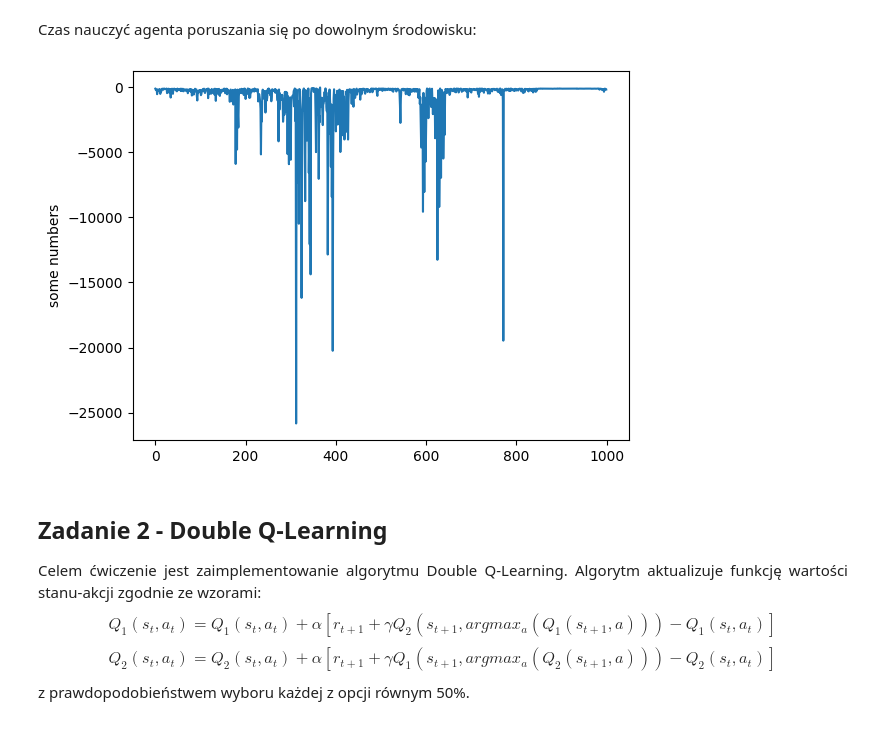
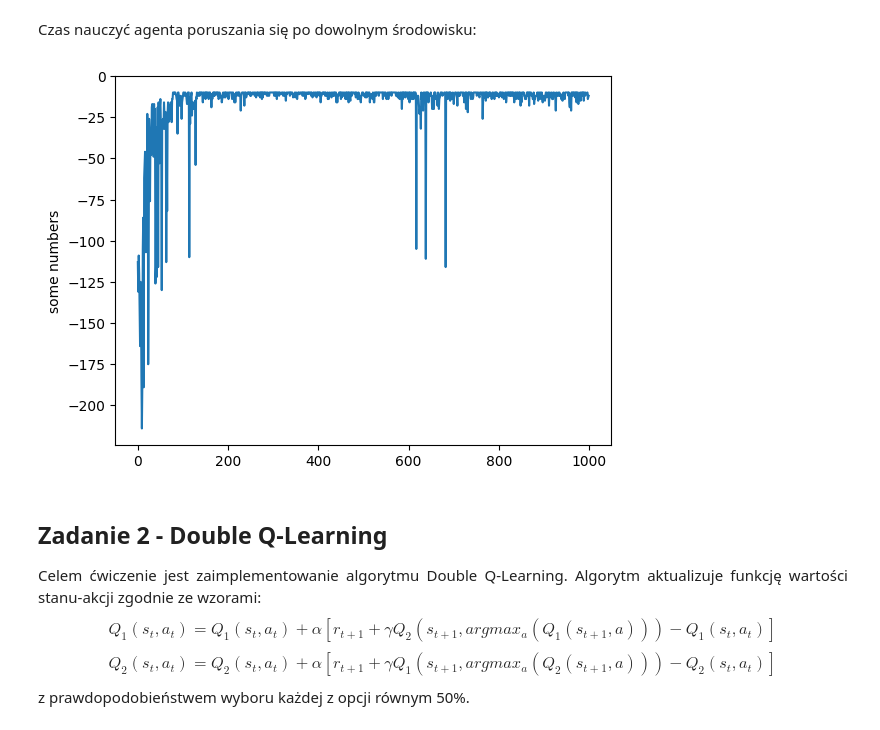
Before and after one commit to Norceis/UW, a Jupyter notebook: Lab. 3.ipynb, the cells around one changed output. Drawn from its saved outputs; the diff is of its cells as text; code cells hidden in the pictures.

```diff
--- a/Lab. 3.ipynb
+++ b/Lab. 3.ipynb
@@ -111,7 +111,7 @@ class SARSALambdaAgent:
 
         for every_state in self._qvalues.keys():
             for every_action in self._qvalues[every_state].keys():
-                qvalue = self.get_qvalue(every_state, every_action) + learning_rate * delta * self._evalues[state][action]
+                qvalue = self.get_qvalue(every_state, every_action) + learning_rate * delta * self._evalues[every_state][every_action]
                 self.set_qvalue(every_state, every_action, qvalue)
                 self._evalues[every_state][every_action] = gamma * self.lambda_value * self._evalues[every_state][every_action]
 
@@ -202,18 +202,18 @@ def play_and_train(env, agent):
     return total_reward
 # %%
 environment = CliffWorld()
-agent = SARSALambdaAgent(alpha=0.01, epsilon=0.1, discount=0.99,
+agent = SARSALambdaAgent(alpha=0.1, epsilon=0.1, discount=0.99,
                    get_legal_actions=environment.get_possible_actions, lambda_value = 0.5)
 
 rewards = []
 for i in range(1000):
     rewards.append(play_and_train(environment, agent))
 
 plt.plot(rewards)
 plt.ylabel('some numbers')
 plt.show()
 # %% [output]
-[figure, old version]
+[figure, new version]
 # %% [markdown]
 ## Zadanie 2 - Double Q-Learning
 
```
Also changed, not shown: parts of 5 cells of this notebook.
